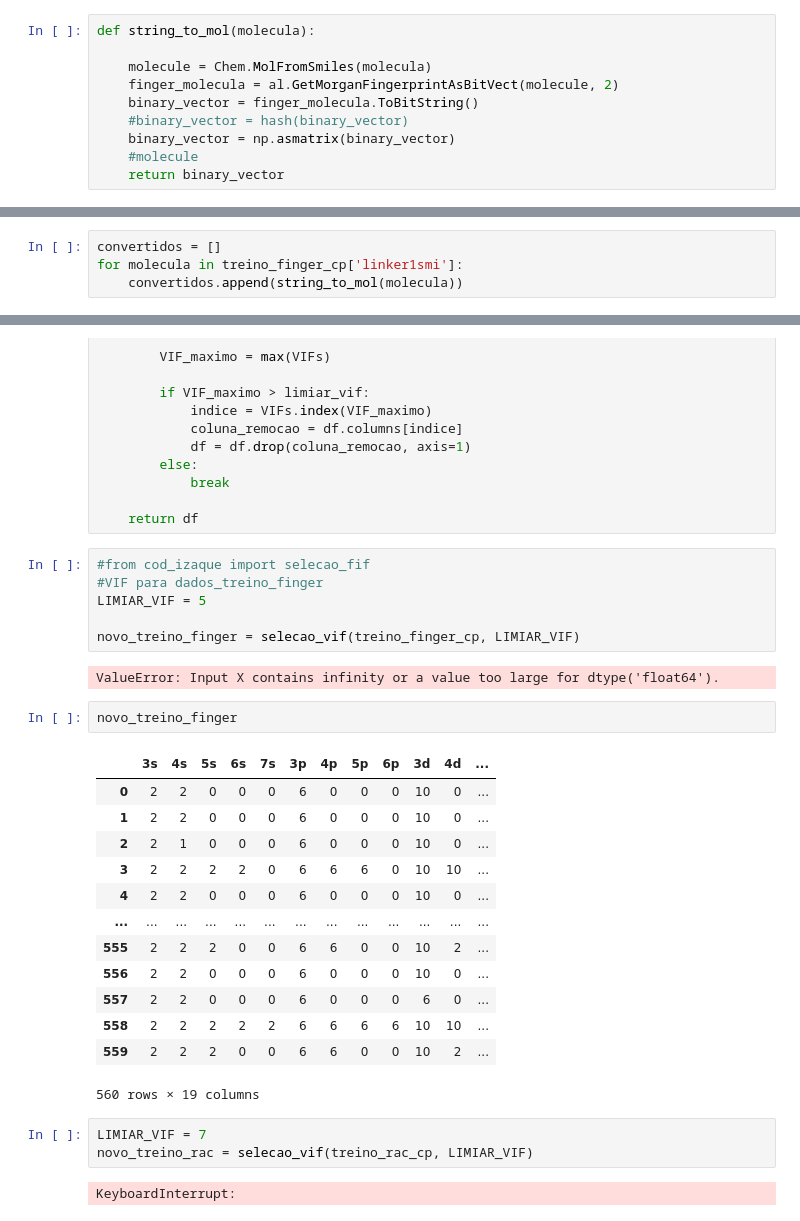
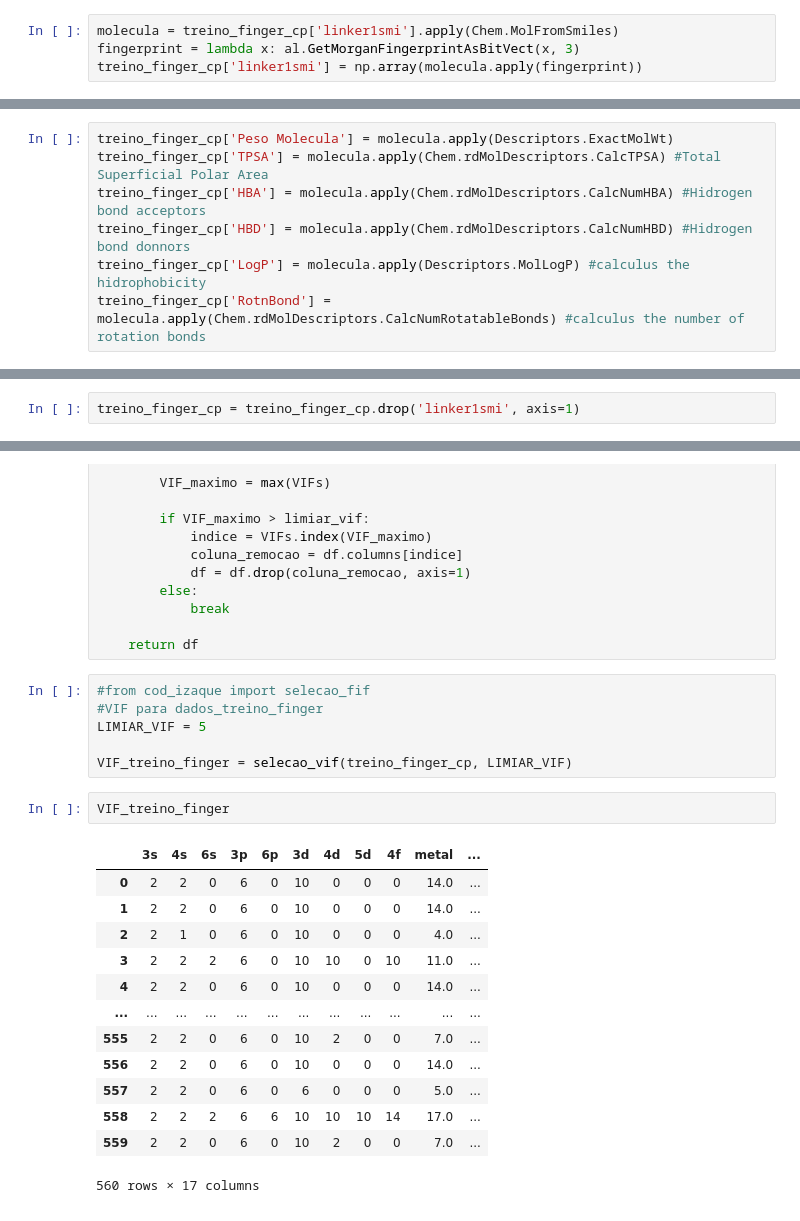
Before and after one commit to CaueSantos1812/Metal-Organic-Prediction, a Jupyter notebook: trabalho_redes_neurais.ipynb, the cells around one changed output, grey strips where cells are left out. Cells and saved outputs as stored; diff of their text form.

```diff
--- a/trabalho_redes_neurais.ipynb
+++ b/trabalho_redes_neurais.ipynb
@@ -263,10 +290,4 @@ treino_finger_cp
 # %%
-def string_to_mol(molecula):
-
-    molecule = Chem.MolFromSmiles(molecula)
-    finger_molecula = al.GetMorganFingerprintAsBitVect(molecule, 2)
-    binary_vector = finger_molecula.ToBitString()
-    #binary_vector = hash(binary_vector)
-    binary_vector = np.asmatrix(binary_vector)
-    #molecule
-    return binary_vector
+molecula = treino_finger_cp['linker1smi'].apply(Chem.MolFromSmiles)
+fingerprint = lambda x: al.GetMorganFingerprintAsBitVect(x, 3)
+treino_finger_cp['linker1smi'] = np.array(molecula.apply(fingerprint))
@@ -278,4 +300,7 @@ m
 # %%
-convertidos = []
-for molecula in treino_finger_cp['linker1smi']:
-    convertidos.append(string_to_mol(molecula))
+treino_finger_cp['Peso Molecula'] = molecula.apply(Descriptors.ExactMolWt)
+treino_finger_cp['TPSA'] = molecula.apply(Chem.rdMolDescriptors.CalcTPSA) #Total Superficial Polar Area
+treino_finger_cp['HBA'] = molecula.apply(Chem.rdMolDescriptors.CalcNumHBA) #Hidrogen bond acceptors
+treino_finger_cp['HBD'] = molecula.apply(Chem.rdMolDescriptors.CalcNumHBD) #Hidrogen bond donnors
+treino_finger_cp['LogP'] = molecula.apply(Descriptors.MolLogP) #calculus the hidrophobicity
+treino_finger_cp['RotnBond'] = molecula.apply(Chem.rdMolDescriptors.CalcNumRotatableBonds) #calculus the number of rotation bonds
@@ -301,0 +323,2 @@ treino_finger_cp
+# %%
+treino_finger_cp = treino_finger_cp.drop('linker1smi', axis=1)
@@ -350,27 +389,20 @@ def selecao_vif(df_atributos, limiar_vif):
 #VIF para dados_treino_finger
 LIMIAR_VIF = 5
 
-novo_treino_finger = selecao_vif(treino_finger_cp, LIMIAR_VIF)
+VIF_treino_finger = selecao_vif(treino_finger_cp, LIMIAR_VIF)
-# %% [output]
-ValueError: Input X contains infinity or a value too large for dtype('float64').
 # %%
-novo_treino_finger
+VIF_treino_finger
 # %% [output]
-|  | 3s | 4s | 5s | 6s | 7s | 3p | 4p | 5p | 6p | 3d | 4d | ... |
-| 0 | 2 | 2 | 0 | 0 | 0 | 6 | 0 | 0 | 0 | 10 | 0 | ... |
-| 1 | 2 | 2 | 0 | 0 | 0 | 6 | 0 | 0 | 0 | 10 | 0 | ... |
-| 2 | 2 | 1 | 0 | 0 | 0 | 6 | 0 | 0 | 0 | 10 | 0 | ... |
-| 3 | 2 | 2 | 2 | 2 | 0 | 6 | 6 | 6 | 0 | 10 | 10 | ... |
-| 4 | 2 | 2 | 0 | 0 | 0 | 6 | 0 | 0 | 0 | 10 | 0 | ... |
-| ... | ... | ... | ... | ... | ... | ... | ... | ... | ... | ... | ... | ... |
-| 555 | 2 | 2 | 2 | 0 | 0 | 6 | 6 | 0 | 0 | 10 | 2 | ... |
-| 556 | 2 | 2 | 0 | 0 | 0 | 6 | 0 | 0 | 0 | 10 | 0 | ... |
-| 557 | 2 | 2 | 0 | 0 | 0 | 6 | 0 | 0 | 0 | 6 | 0 | ... |
-| 558 | 2 | 2 | 2 | 2 | 2 | 6 | 6 | 6 | 6 | 10 | 10 | ... |
-| 559 | 2 | 2 | 2 | 0 | 0 | 6 | 6 | 0 | 0 | 10 | 2 | ... |
+|  | 3s | 4s | 6s | 3p | 6p | 3d | 4d | 5d | 4f | metal | ... |
+| 0 | 2 | 2 | 0 | 6 | 0 | 10 | 0 | 0 | 0 | 14.0 | ... |
+| 1 | 2 | 2 | 0 | 6 | 0 | 10 | 0 | 0 | 0 | 14.0 | ... |
+| 2 | 2 | 1 | 0 | 6 | 0 | 10 | 0 | 0 | 0 | 4.0 | ... |
+| 3 | 2 | 2 | 2 | 6 | 0 | 10 | 10 | 0 | 10 | 11.0 | ... |
+| 4 | 2 | 2 | 0 | 6 | 0 | 10 | 0 | 0 | 0 | 14.0 | ... |
+| ... | ... | ... | ... | ... | ... | ... | ... | ... | ... | ... | ... |
+| 555 | 2 | 2 | 0 | 6 | 0 | 10 | 2 | 0 | 0 | 7.0 | ... |
+| 556 | 2 | 2 | 0 | 6 | 0 | 10 | 0 | 0 | 0 | 14.0 | ... |
+| 557 | 2 | 2 | 0 | 6 | 0 | 6 | 0 | 0 | 0 | 5.0 | ... |
+| 558 | 2 | 2 | 2 | 6 | 6 | 10 | 10 | 10 | 14 | 17.0 | ... |
+| 559 | 2 | 2 | 0 | 6 | 0 | 10 | 2 | 0 | 0 | 7.0 | ... |
-560 rows × 19 columns
+560 rows × 17 columns
-# %%
-LIMIAR_VIF = 7
-novo_treino_rac = selecao_vif(treino_rac_cp, LIMIAR_VIF)
-# %% [output]
-KeyboardInterrupt:
```
Also changed, not shown: parts of 25 cells of this notebook.
